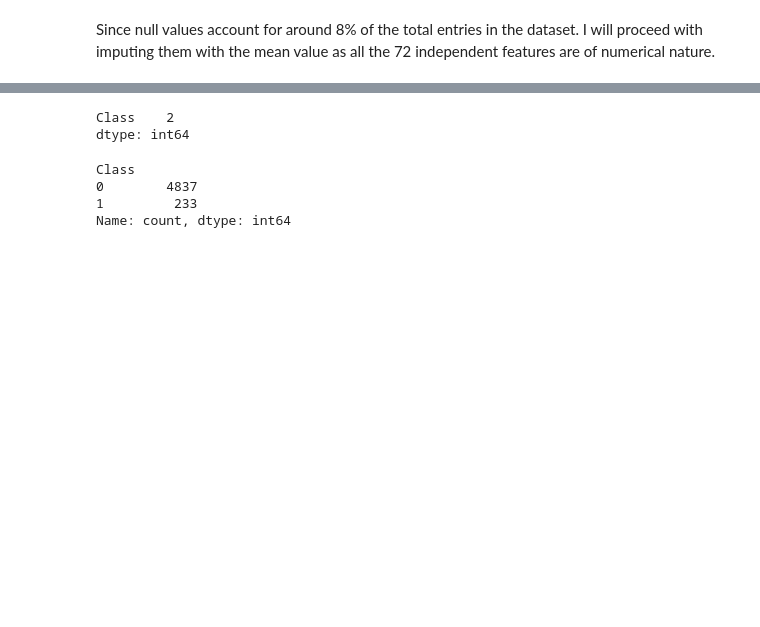
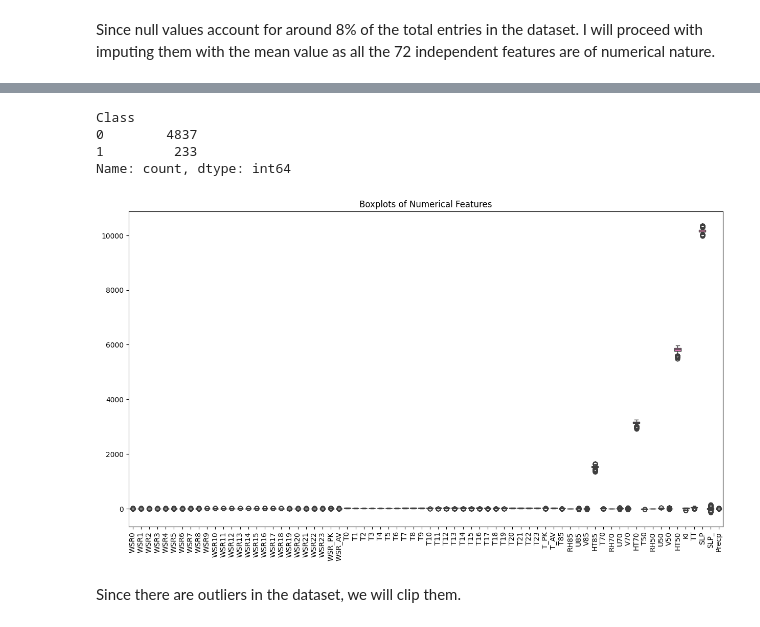
Before and after one commit to rohitkhadka1/5CS037-2024, a Jupyter notebook: Final Coursework/Classification.ipynb, the cells around one changed output, grey strips where cells are left out. Saved outputs shown, nothing was run; the diff lists cells and outputs as text; code cells hidden in the pictures; blank space fills up the shorter version.

```diff
--- a/Final Coursework/Classification.ipynb
+++ b/Final Coursework/Classification.ipynb
@@ -195,8 +220,3 @@ y.sample(n = 10)
-# %%
-y.nunique()
-# %% [output]
-Class    2
-dtype: int64
 # %%
 y.value_counts()
 # %% [output]
@@ -204,3 +224,14 @@ Class
 0        4837
 1         233
 Name: count, dtype: int64
+# %%
+#Check for outliers
+plt.figure(figsize=(15, 8))
+sns.boxplot(data=X.select_dtypes(include=['float64']))
+plt.xticks(rotation=90)  # Rotate labels for readability
+plt.title("Boxplots of Numerical Features")
+plt.show()
+# %% [output]
+[figure, added]
+# %% [markdown]
+Since there are outliers in the dataset, we will clip them.
```
Also changed, not shown: parts of 22 cells of this notebook.
